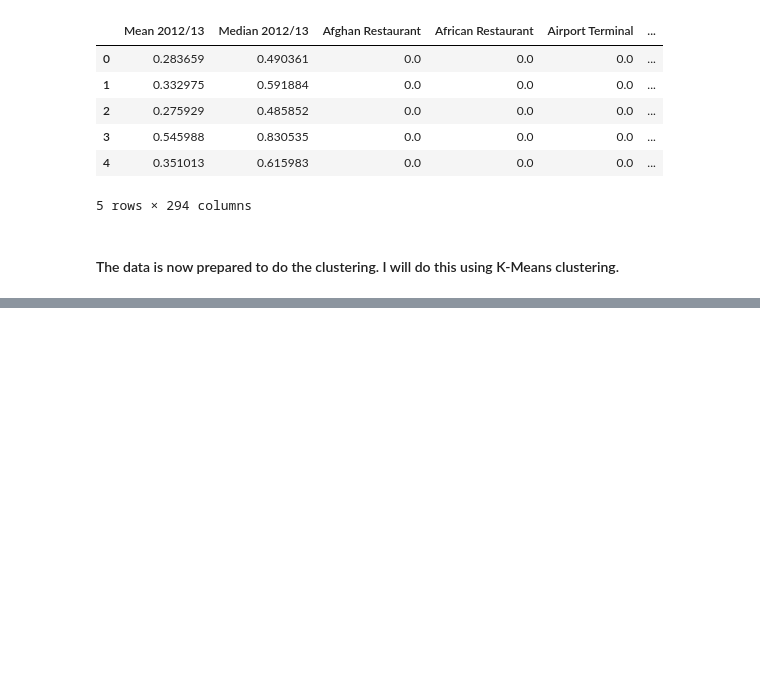
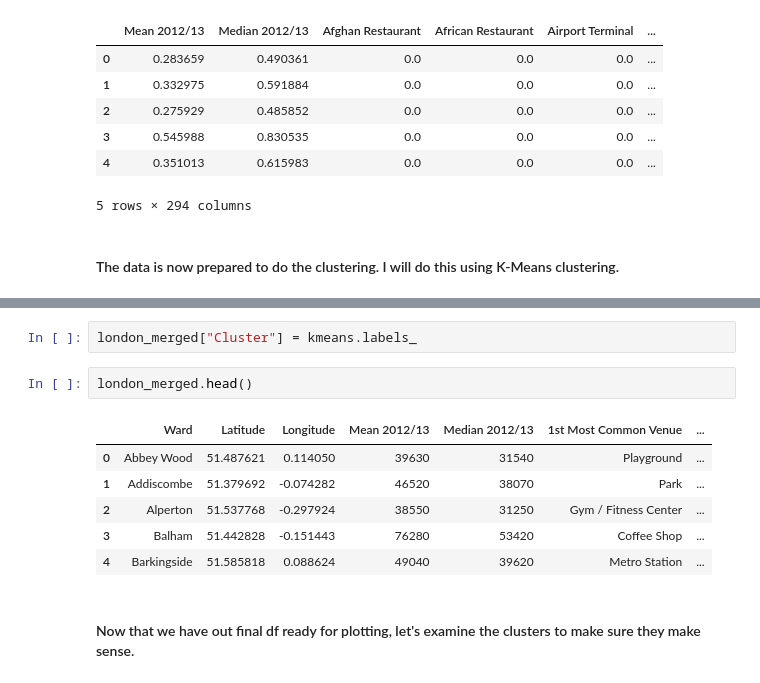
Before and after one commit to blancahuergo/AppliedDataScienceCapstone, a Jupyter notebook: Week 5 Notebook.ipynb, the cells around one changed output, grey strips where cells are left out. Cells and saved outputs as stored; diff of their text form; blank space fills up the shorter version.

```diff
--- a/Week 5 Notebook.ipynb
+++ b/Week 5 Notebook.ipynb
@@ -730,0 +789,13 @@ array([1, 0, 1, 2, 1, 1, 2, 2, 2, 1, 0, 1, 2, 2, 2], dtype=int32)
+# %%
+london_merged["Cluster"] = kmeans.labels_
+# %%
+london_merged.head()
+# %% [output]
+|  | Ward | Latitude | Longitude | Mean 2012/13 | Median 2012/13 | 1st Most Common Venue | ... |
+| 0 | Abbey Wood | 51.487621 | 0.114050 | 39630 | 31540 | Playground | ... |
+| 1 | Addiscombe | 51.379692 | -0.074282 | 46520 | 38070 | Park | ... |
+| 2 | Alperton | 51.537768 | -0.297924 | 38550 | 31250 | Gym / Fitness Center | ... |
+| 3 | Balham | 51.442828 | -0.151443 | 76280 | 53420 | Coffee Shop | ... |
+| 4 | Barkingside | 51.585818 | 0.088624 | 49040 | 39620 | Metro Station | ... |
+# %% [markdown]
+#### Now that we have out final df ready for plotting, let's examine the clusters to make sure they make sense.
```
Also changed, not shown: parts of 26 cells of this notebook.
